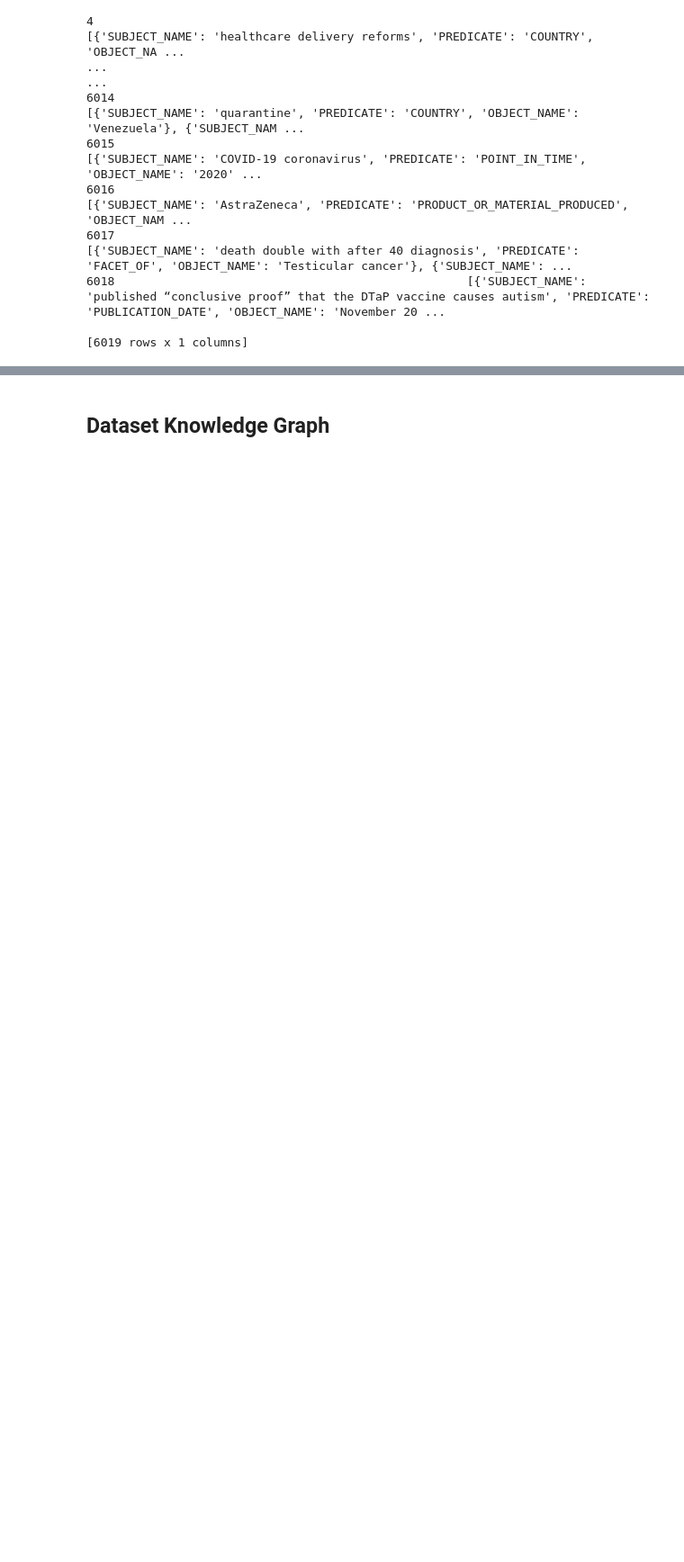
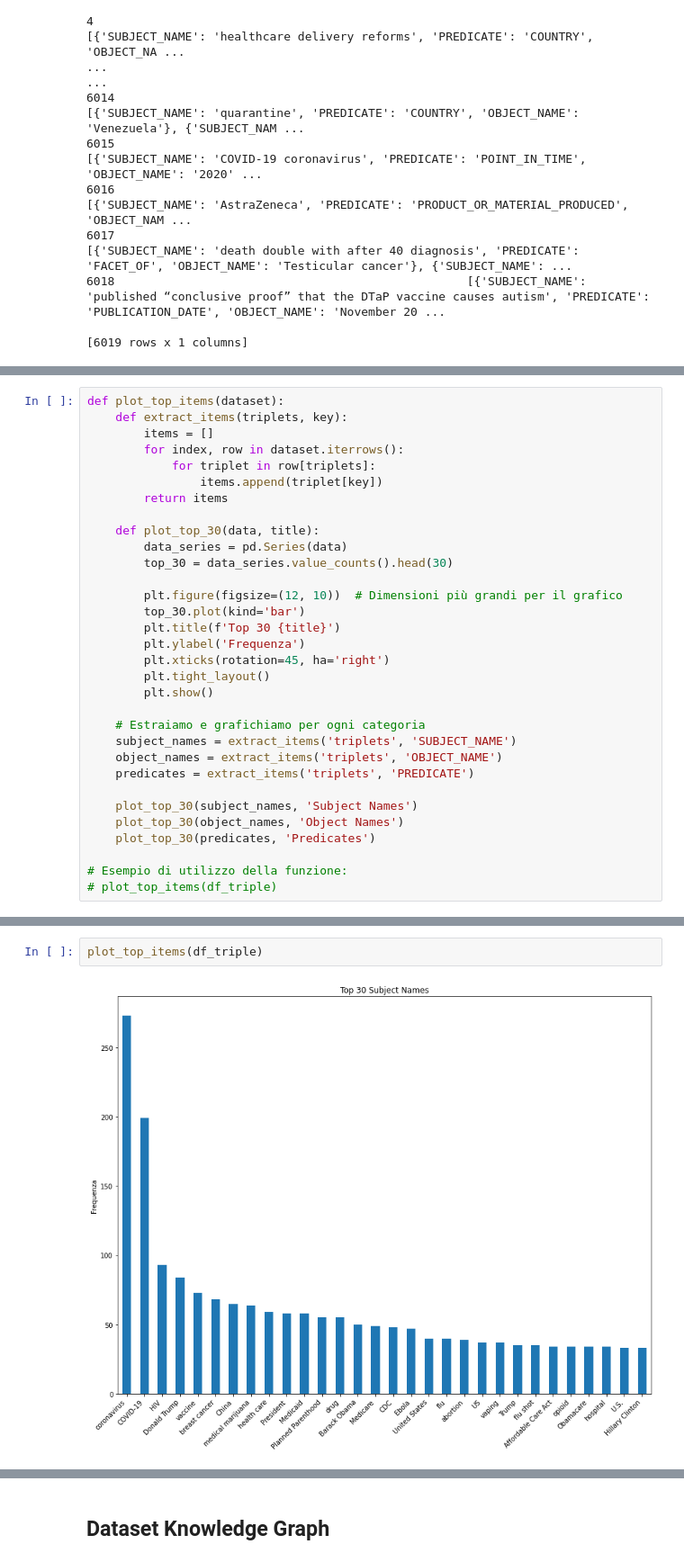
Before and after one commit to SimoneFarallo/integrating_knowledge_with_natural_language_processing_for_enhanced_fact-checking, a Jupyter notebook: Exploration_dataset_graph.ipynb, the cells around one changed output, grey strips where cells are left out. Shown: that part at 90% size. Cells and saved outputs as stored; diff of their text form; blank space fills up the shorter version.

```diff
--- a/Exploration_dataset_graph.ipynb
+++ b/Exploration_dataset_graph.ipynb
@@ -230,0 +142,32 @@ word_freq_objects.most_common
+# %%
+def plot_top_items(dataset):
+    def extract_items(triplets, key):
+        items = []
+        for index, row in dataset.iterrows():
+            for triplet in row[triplets]:
+                items.append(triplet[key])
+        return items
+
+    def plot_top_30(data, title):
+        data_series = pd.Series(data)
+        top_30 = data_series.value_counts().head(30)
+
+        plt.figure(figsize=(12, 10))  # Dimensioni più grandi per il grafico
+        top_30.plot(kind='bar')
+        plt.title(f'Top 30 {title}')
+        plt.ylabel('Frequenza')
+        plt.xticks(rotation=45, ha='right')
+        plt.tight_layout()
+        plt.show()
+
+    # Estraiamo e grafichiamo per ogni categoria
+    subject_names = extract_items('triplets', 'SUBJECT_NAME')
+    object_names = extract_items('triplets', 'OBJECT_NAME')
+    predicates = extract_items('triplets', 'PREDICATE')
+
+    plot_top_30(subject_names, 'Subject Names')
+    plot_top_30(object_names, 'Object Names')
+    plot_top_30(predicates, 'Predicates')
+
+# Esempio di utilizzo della funzione:
+# plot_top_items(df_triple)
@@ -230,0 +181,4 @@ word_freq_objects.most_common
+# %%
+plot_top_items(df_triple)
+# %% [output]
+[figure, added]
```
Also changed, not shown: parts of 19 cells of this notebook.
